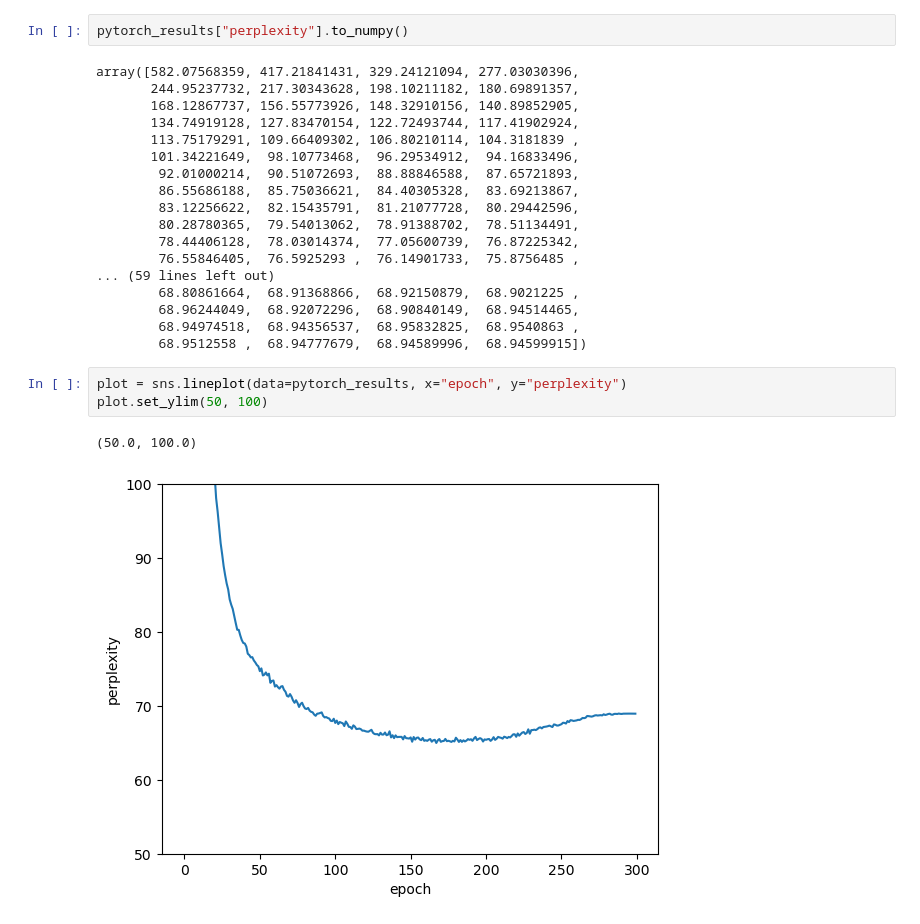
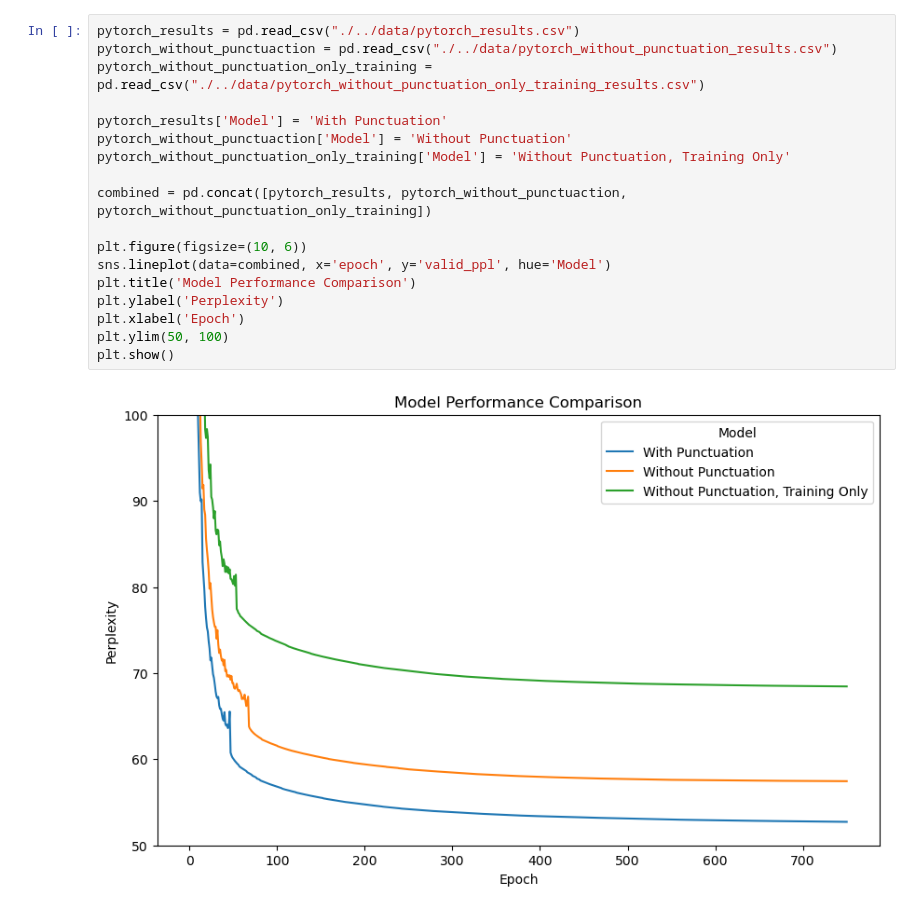
Before and after one commit to NeuroLIAA/gaze-word-embeddings, a Jupyter notebook: models/lstm/results/results.ipynb, the cells around one changed output. Drawn from its saved outputs; the diff is of its cells as text.

```diff
--- a/models/lstm/results/results.ipynb
+++ b/models/lstm/results/results.ipynb
@@ -22,26 +6,20 @@ pytorch_results
-# %%
-pytorch_results["perplexity"].to_numpy()
-# %% [output]
-array([582.07568359, 417.21841431, 329.24121094, 277.03030396,
-       244.95237732, 217.30343628, 198.10211182, 180.69891357,
-       168.12867737, 156.55773926, 148.32910156, 140.89852905,
-       134.74919128, 127.83470154, 122.72493744, 117.41902924,
-       113.75179291, 109.66409302, 106.80210114, 104.3181839 ,
-       101.34221649,  98.10773468,  96.29534912,  94.16833496,
-        92.01000214,  90.51072693,  88.88846588,  87.65721893,
-        86.55686188,  85.75036621,  84.40305328,  83.69213867,
-        83.12256622,  82.15435791,  81.21077728,  80.29442596,
-        80.28780365,  79.54013062,  78.91388702,  78.51134491,
-        78.44406128,  78.03014374,  77.05600739,  76.87225342,
-        76.55846405,  76.5925293 ,  76.14901733,  75.8756485 ,
-... (59 lines left out)
-        68.80861664,  68.91368866,  68.92150879,  68.9021225 ,
-        68.96244049,  68.92072296,  68.90840149,  68.94514465,
-        68.94974518,  68.94356537,  68.95832825,  68.9540863 ,
-        68.9512558 ,  68.94777679,  68.94589996,  68.94599915])
-# %%
-plot = sns.lineplot(data=pytorch_results, x="epoch", y="perplexity")
-plot.set_ylim(50, 100)
-# %% [output]
-(50.0, 100.0)
-[figure, removed]
+# %%
+pytorch_results = pd.read_csv("./../data/pytorch_results.csv")
+pytorch_without_punctuaction = pd.read_csv("./../data/pytorch_without_punctuation_results.csv")
+pytorch_without_punctuation_only_training = pd.read_csv("./../data/pytorch_without_punctuation_only_training_results.csv")
+
+pytorch_results['Model'] = 'With Punctuation'
+pytorch_without_punctuaction['Model'] = 'Without Punctuation'
+pytorch_without_punctuation_only_training['Model'] = 'Without Punctuation, Training Only'
+
+combined = pd.concat([pytorch_results, pytorch_without_punctuaction, pytorch_without_punctuation_only_training])
+
+plt.figure(figsize=(10, 6))
+sns.lineplot(data=combined, x='epoch', y='valid_ppl', hue='Model')
+plt.title('Model Performance Comparison')
+plt.ylabel('Perplexity')
+plt.xlabel('Epoch')
+plt.ylim(50, 100)
+plt.show()
+# %% [output]
+[figure, added]
```
Also changed, not shown: parts of 2 cells of this notebook, 6 other files.
